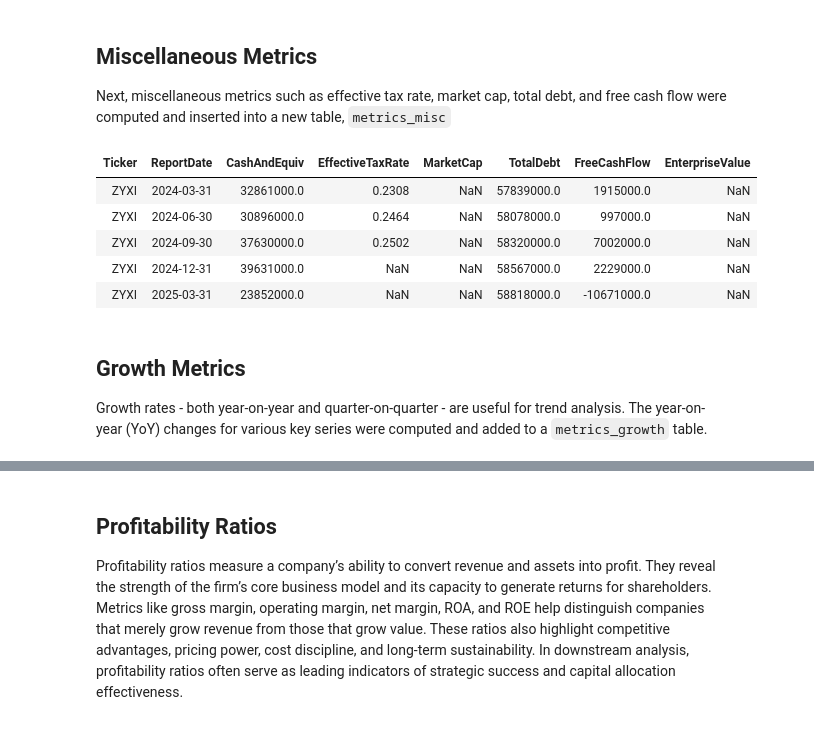
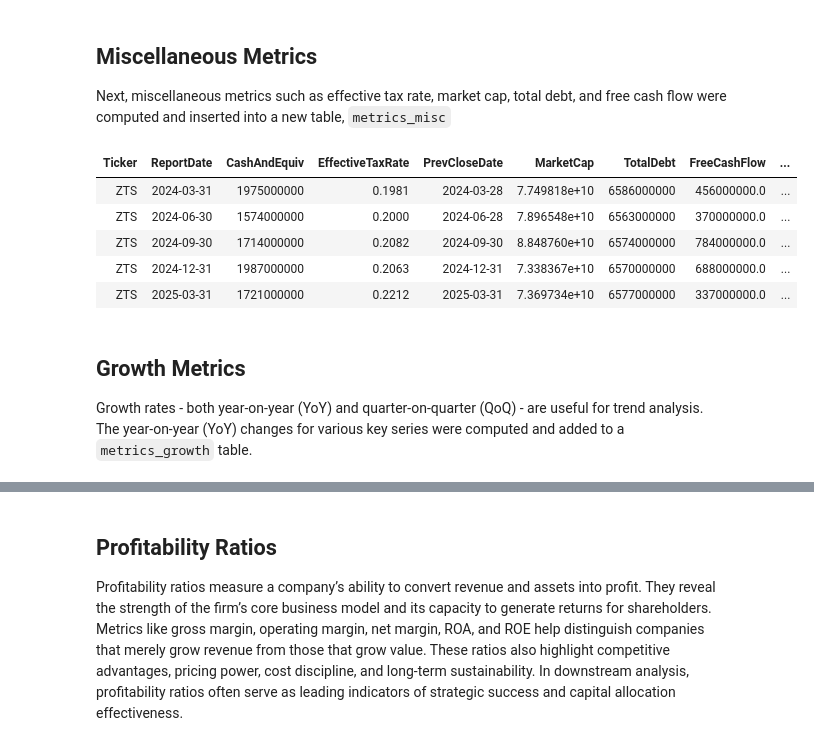
Before and after one commit to aaron-san/fundamentals-db-simfin-mysql, a Jupyter notebook: index.ipynb, the cells around one changed output, grey strips where cells are left out. Drawn from its saved outputs; the diff is of its cells as text; code cells hidden in the pictures.

Commit message:
update value ratios and date_lookup

```diff
--- a/index.ipynb
+++ b/index.ipynb
@@ -659,0 +714,27 @@ ON us_shareprices_monthly (SimFinId, Date);
+# %%
+# HideCell
+
+from IPython.display import HTML
+import json
+import pandas as pd
+from sqlalchemy import create_engine
+
+with open("mysql_creds.json") as f:
+    creds = json.load(f)
+
+engine = create_engine(
+    f"mysql+pymysql://{creds['user']}:{creds['password']}@localhost/{creds['database']}"
+)
+
+query = """
+SELECT *
+FROM dates_lookup
+WHERE
+    ReportDate BETWEEN '2023-01-01' AND '2023-12-31'
+ORDER BY ReportDate DESC
+LIMIT 10;"""
+
+df = pd.read_sql(query, engine)
+
+# -- df = pd.DataFrame(cursor.fetchall(), columns=[desc[0] for desc in cursor.description])
+HTML(df.tail().to_html(index=False))
@@ -697,33 +804,33 @@ CREATE TABLE metrics_misc AS (
 # %%
 # HideCell
 
 from IPython.display import HTML
 import json
 import pandas as pd
 from sqlalchemy import create_engine
 
 with open("mysql_creds.json") as f:
     creds = json.load(f)
 
 engine = create_engine(
     f"mysql+pymysql://{creds['user']}:{creds['password']}@localhost/{creds['database']}"
 )
 \
-df = pd.read_sql("SELECT * FROM metrics_misc", engine)
+df = pd.read_sql("SELECT * FROM metrics_misc WHERE PrevCloseDate IS NOT NULL AND TotalDebt > 0 AND EffectiveTaxRate IS NOT NULL", engine)
 
 # -- df = pd.DataFrame(cursor.fetchall(), columns=[desc[0] for desc in cursor.description])
 HTML(df.tail().to_html(index=False))
 # %% [output]
-| Ticker | ReportDate | CashAndEquiv | EffectiveTaxRate | MarketCap | TotalDebt | FreeCashFlow | EnterpriseValue |
-| ZYXI | 2024-03-31 | 32861000.0 | 0.2308 | NaN | 57839000.0 | 1915000.0 | NaN |
-| ZYXI | 2024-06-30 | 30896000.0 | 0.2464 | NaN | 58078000.0 | 997000.0 | NaN |
-| ZYXI | 2024-09-30 | 37630000.0 | 0.2502 | NaN | 58320000.0 | 7002000.0 | NaN |
-| ZYXI | 2024-12-31 | 39631000.0 | NaN | NaN | 58567000.0 | 2229000.0 | NaN |
-| ZYXI | 2025-03-31 | 23852000.0 | NaN | NaN | 58818000.0 | -10671000.0 | NaN |
+| Ticker | ReportDate | CashAndEquiv | EffectiveTaxRate | PrevCloseDate | MarketCap | TotalDebt | FreeCashFlow | ... |
+| ZTS | 2024-03-31 | 1975000000 | 0.1981 | 2024-03-28 | 7.749818e+10 | 6586000000 | 456000000.0 | ... |
+| ZTS | 2024-06-30 | 1574000000 | 0.2000 | 2024-06-28 | 7.896548e+10 | 6563000000 | 370000000.0 | ... |
+| ZTS | 2024-09-30 | 1714000000 | 0.2082 | 2024-09-30 | 8.848760e+10 | 6574000000 | 784000000.0 | ... |
+| ZTS | 2024-12-31 | 1987000000 | 0.2063 | 2024-12-31 | 7.338367e+10 | 6570000000 | 688000000.0 | ... |
+| ZTS | 2025-03-31 | 1721000000 | 0.2212 | 2025-03-31 | 7.369734e+10 | 6577000000 | 337000000.0 | ... |
 # %% [markdown]
 ## Growth Metrics
 
-Growth rates - both year-on-year and quarter-on-quarter - are useful for trend analysis. The year-on-year (YoY) changes for various key series were computed and added to a `metrics_growth` table.
+Growth rates - both year-on-year (YoY) and quarter-on-quarter (QoQ) - are useful for trend analysis. The year-on-year (YoY) changes for various key series were computed and added to a `metrics_growth` table.
 # %%
 DROP TABLE IF EXISTS metrics_growth;
 
```
Also changed, not shown: parts of 9 cells of this notebook, 2 other files.
